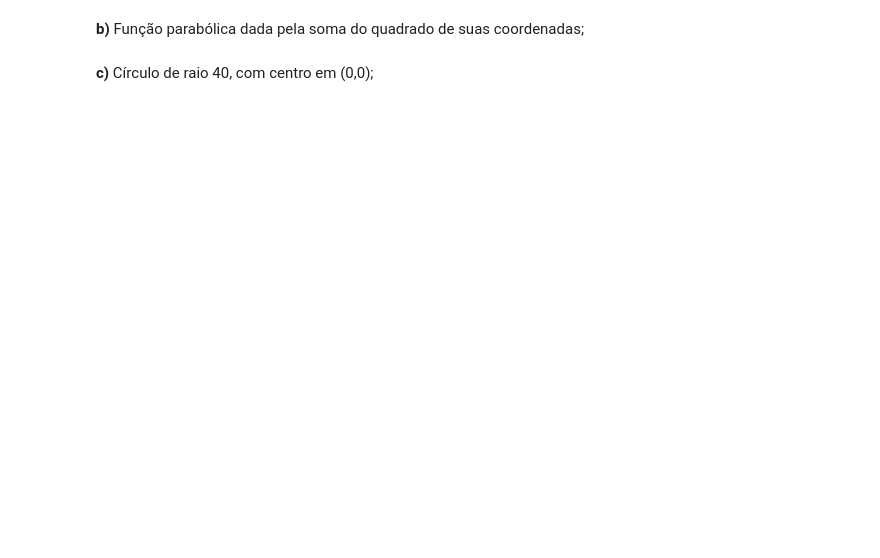
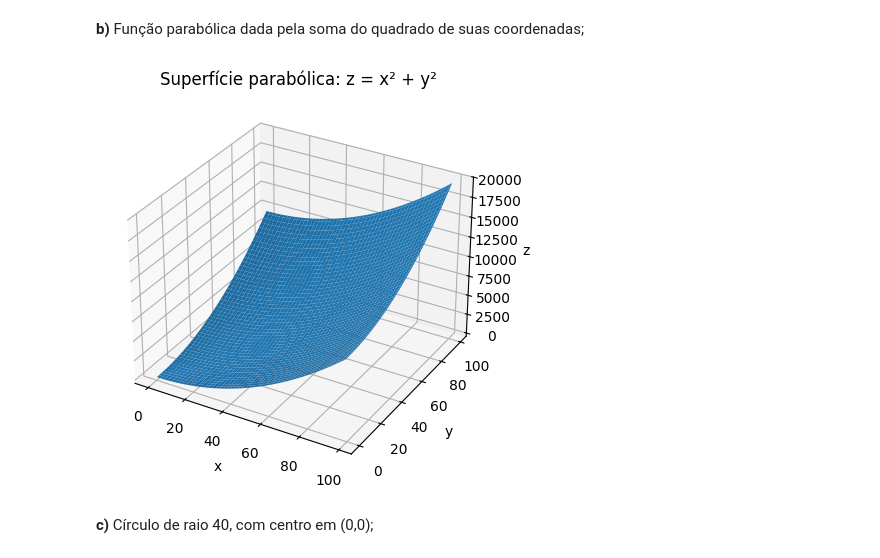
Before and after one commit to UNICAMP-EA979/2026s1-pi01-numpy-JoaoLucasMoraisOrtiz, a Jupyter notebook: Atividade.ipynb, the cells around one changed output. Saved outputs shown, nothing was run; the diff lists cells and outputs as text; code cells hidden in the pictures; blank space fills up the shorter version.

```diff
--- a/Atividade.ipynb
+++ b/Atividade.ipynb
@@ -531,2 +531,22 @@ TypeError: 'int' object does not support item assignment
+# %%
+
+x = np.arange(100)
+y = np.arange(100)
+X, Y = np.meshgrid(x, y)
+
+# Função parabólica z = x² + y²
+parabola = X**2 + Y**2
+
+fig = plt.figure(figsize=(6, 5))
+ax = fig.add_subplot(111, projection='3d')
+ax.plot_surface(X, Y, parabola, edgecolor='none')
+
+ax.set_title('Superfície parabólica: z = x² + y²')
+ax.set_xlabel('x')
+ax.set_ylabel('y')
+ax.set_zlabel('z')
+plt.show()
+# %% [output]
+[figure, added]
 # %% [markdown]
 **c)** Círculo de raio 40, com centro em (0,0);
```
Also changed, not shown: parts of 23 cells of this notebook, 1 other file.
